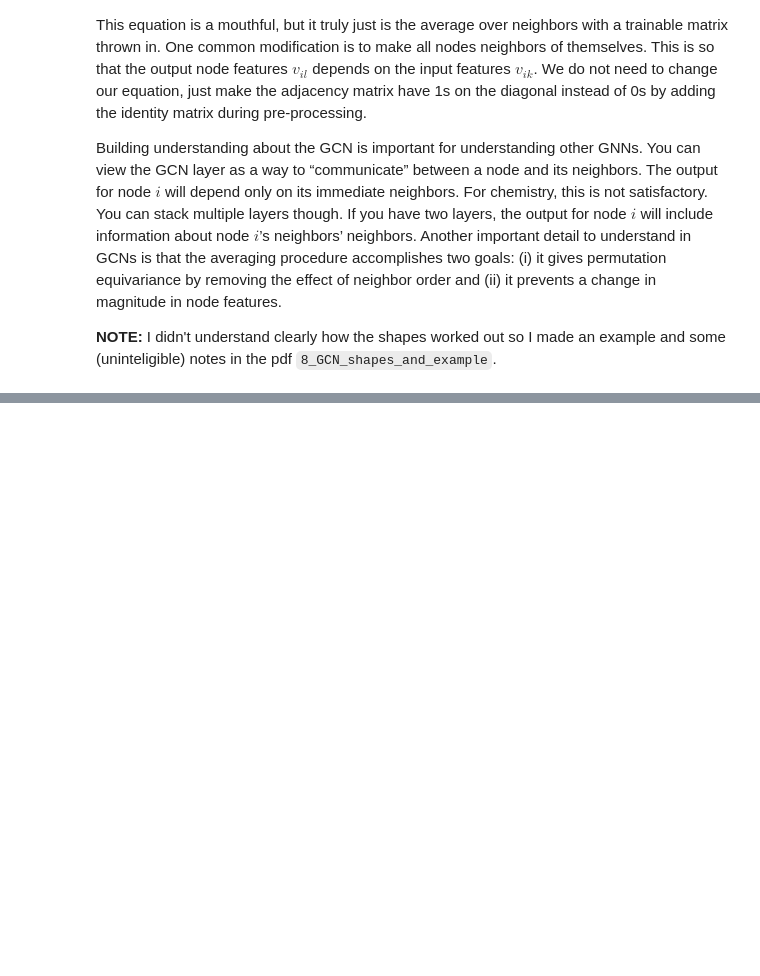
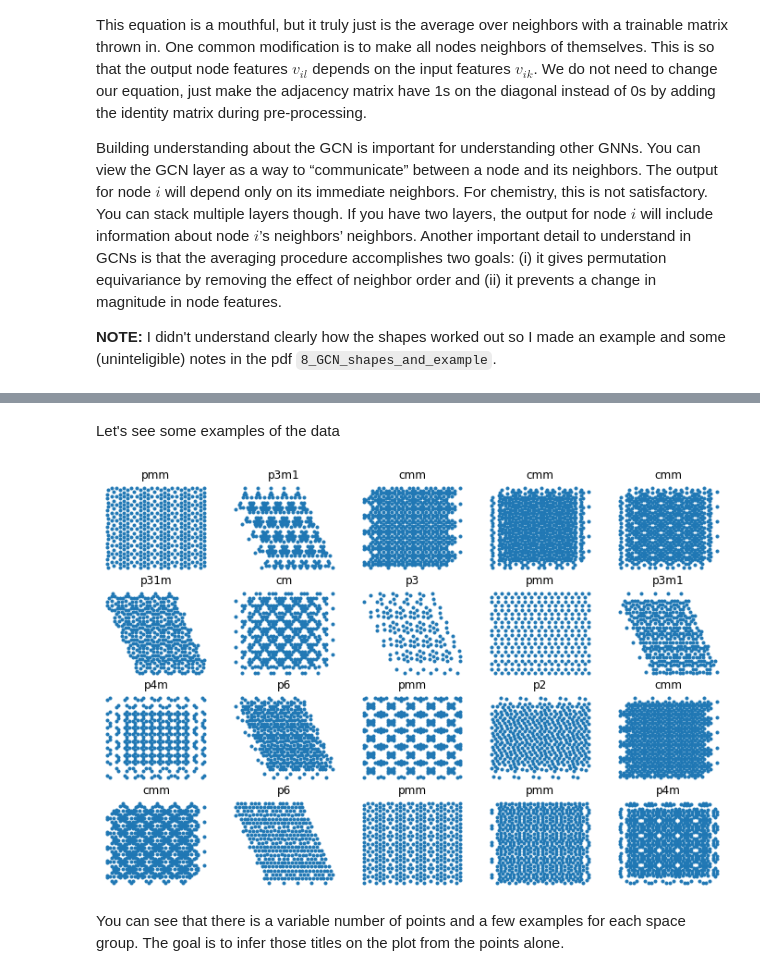
Before and after one commit to EloiSanchez/Learning_ML, a Jupyter notebook: 8_Graph_Neural_Networks.ipynb, the cells around one changed output, grey strips where cells are left out. Cells and saved outputs as stored; diff of their text form; code cells hidden in the pictures; blank space fills up the shorter version.

```diff
--- a/8_Graph_Neural_Networks.ipynb
+++ b/8_Graph_Neural_Networks.ipynb
@@ -113,0 +254,24 @@ Building understanding about the GCN is important for understanding other GNNs.
+# %%
+ninput = tf.keras.Input(
+    (
+        None,
+        100,
+    )
+)
+ainput = tf.keras.Input(
+    (
+        None,
+        None,
+    )
+)
+# GCN block
+x = GCNLayer("relu")([ninput, ainput])
+x = GCNLayer("relu")(x)
+x = GCNLayer("relu")(x)
+x = GCNLayer("relu")(x)
+# reduce to graph features
+x = GRLayer()(x)
+# standard layers (the readout)
+x = tf.keras.layers.Dense(16, "tanh")(x)
+x = tf.keras.layers.Dense(1)(x)
+model = tf.keras.Model(inputs=(ninput, ainput), outputs=x)
@@ -113,0 +441,17 @@ Building understanding about the GCN is important for understanding other GNNs.
+# %% [markdown]
+Let's see some examples of the data
+# %%
+fig, axs = plt.subplots(4, 5, figsize=(12, 8))
+axs = axs.flatten()
+
+# get a few example and plot them
+for i, (x, y) in enumerate(data):
+    if i == 20:
+        break
+    axs[i].plot(x[:, 0], x[:, 1], ".")
+    axs[i].set_title(label_str[y.numpy()])
+    axs[i].axis("off")
+# %% [output]
+[figure, added]
+# %% [markdown]
+You can see that there is a variable number of points and a few examples for each space group. The goal is to infer those titles on the plot from the points alone.
```
Also changed, not shown: parts of 57 cells of this notebook.
